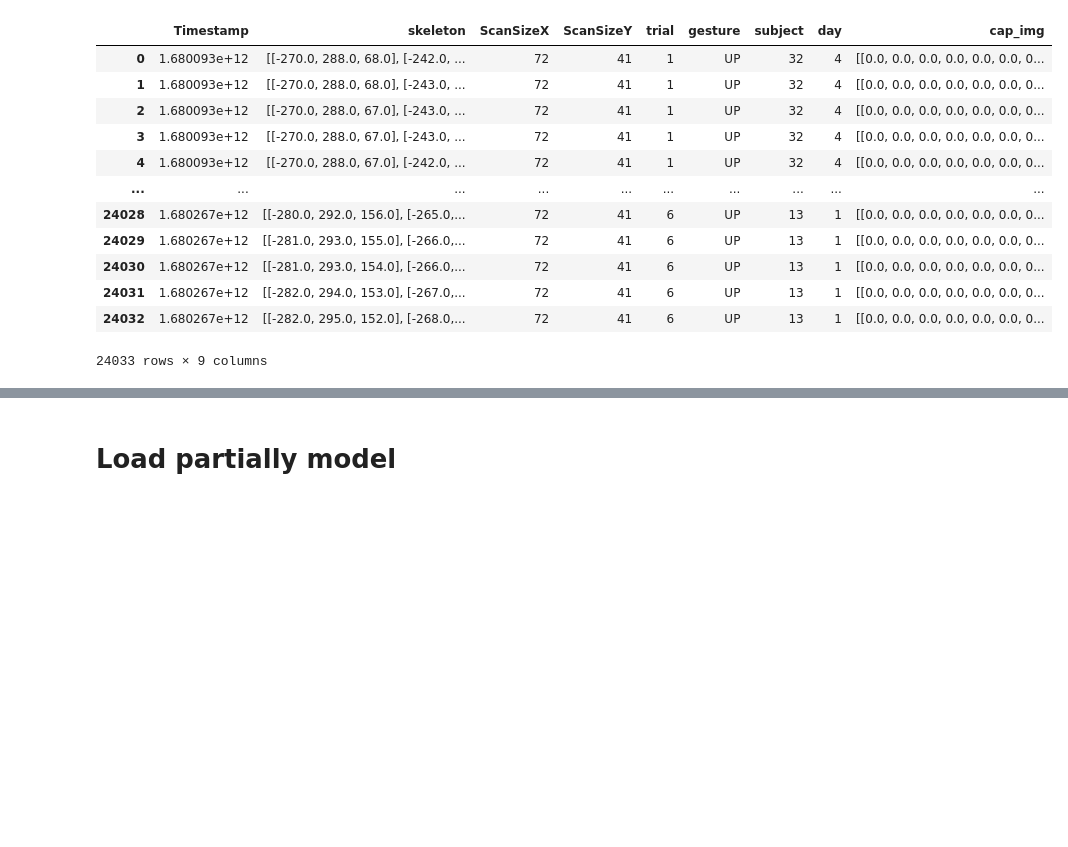
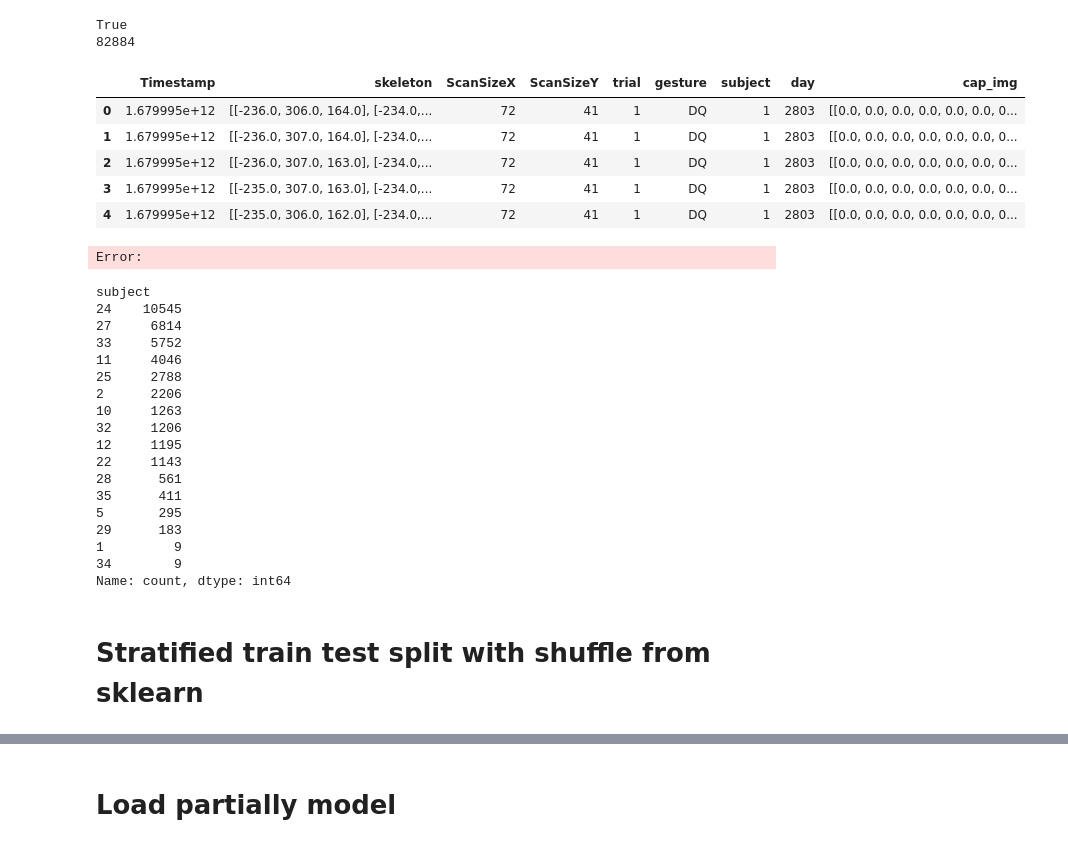
Before and after one commit to yawwam/ChiliSummerProject, a Jupyter notebook: src/model_scratch.ipynb, the cells around one changed output, grey strips where cells are left out. Saved outputs shown, nothing was run; the diff lists cells and outputs as text; code cells hidden in the pictures; blank space fills up the shorter version.

```diff
--- a/src/model_scratch.ipynb
+++ b/src/model_scratch.ipynb
@@ -46,23 +54,58 @@ model_path = "../models/"
+# %%
+drive = 0 # 1 if on google drive, 0 if not
+data_dir = "/content/drive/MyDrive/chiliSummerProject/data/" if drive else "../data/"
+model_path = "/content/drive/MyDrive/chiliSummerProject/models/" if drive else "../models/"
+chili_models = model_path + "chili_models/"
+identifier_eth = "TouchPose_crossGestures"
+data_path_eth = data_dir + "eth_data/"
+data_path_chili= data_dir + "processed/native_mapped/"
+#set random seeds
+np.random.seed(42)
+tf.random.set_seed(42)
 # %%
 files = glob.glob(data_path_chili+'*.pkl')
+files.remove(data_path_chili+'day3003.pkl')
 chili_data = pd.concat([pd.read_pickle(fp) for fp in files], ignore_index=True)
 chili_data['skeleton']= chili_data['skeleton'].apply(lambda x : x.astype(np.float32))
 max_skel = np.max(chili_data['skeleton'].apply(lambda x : np.max(x)))
 max_cap = np.max(chili_data['cap_img'].apply(lambda x : np.max(x)))
 #chili_data['skeleton']= chili_data['skeleton'].apply(lambda x : x/max_skel)
 chili_data['cap_img']= chili_data['cap_img'].apply(lambda x : x/max_cap)
-chili_data
+print(chili_data.Timestamp.is_unique)
+#chili_data.set_index('Timestamp', inplace=True)
+#chili_data.sort_index(inplace=True)
+print(len(chili_data))
+chili_data.head()
 # %% [output]
+True
+82884
 |  | Timestamp | skeleton | ScanSizeX | ScanSizeY | trial | gesture | subject | day | cap_img |
-| 0 | 1.680093e+12 | [[-270.0, 288.0, 68.0], [-242.0, ... | 72 | 41 | 1 | UP | 32 | 4 | [[0.0, 0.0, 0.0, 0.0, 0.0, 0.0, 0... |
-| 1 | 1.680093e+12 | [[-270.0, 288.0, 68.0], [-243.0, ... | 72 | 41 | 1 | UP | 32 | 4 | [[0.0, 0.0, 0.0, 0.0, 0.0, 0.0, 0... |
-| 2 | 1.680093e+12 | [[-270.0, 288.0, 67.0], [-243.0, ... | 72 | 41 | 1 | UP | 32 | 4 | [[0.0, 0.0, 0.0, 0.0, 0.0, 0.0, 0... |
-| 3 | 1.680093e+12 | [[-270.0, 288.0, 67.0], [-243.0, ... | 72 | 41 | 1 | UP | 32 | 4 | [[0.0, 0.0, 0.0, 0.0, 0.0, 0.0, 0... |
-| 4 | 1.680093e+12 | [[-270.0, 288.0, 67.0], [-242.0, ... | 72 | 41 | 1 | UP | 32 | 4 | [[0.0, 0.0, 0.0, 0.0, 0.0, 0.0, 0... |
-| ... | ... | ... | ... | ... | ... | ... | ... | ... | ... |
-| 24028 | 1.680267e+12 | [[-280.0, 292.0, 156.0], [-265.0,... | 72 | 41 | 6 | UP | 13 | 1 | [[0.0, 0.0, 0.0, 0.0, 0.0, 0.0, 0... |
-| 24029 | 1.680267e+12 | [[-281.0, 293.0, 155.0], [-266.0,... | 72 | 41 | 6 | UP | 13 | 1 | [[0.0, 0.0, 0.0, 0.0, 0.0, 0.0, 0... |
-| 24030 | 1.680267e+12 | [[-281.0, 293.0, 154.0], [-266.0,... | 72 | 41 | 6 | UP | 13 | 1 | [[0.0, 0.0, 0.0, 0.0, 0.0, 0.0, 0... |
-| 24031 | 1.680267e+12 | [[-282.0, 294.0, 153.0], [-267.0,... | 72 | 41 | 6 | UP | 13 | 1 | [[0.0, 0.0, 0.0, 0.0, 0.0, 0.0, 0... |
-| 24032 | 1.680267e+12 | [[-282.0, 295.0, 152.0], [-268.0,... | 72 | 41 | 6 | UP | 13 | 1 | [[0.0, 0.0, 0.0, 0.0, 0.0, 0.0, 0... |
+| 0 | 1.679995e+12 | [[-236.0, 306.0, 164.0], [-234.0,... | 72 | 41 | 1 | DQ | 1 | 2803 | [[0.0, 0.0, 0.0, 0.0, 0.0, 0.0, 0... |
+| 1 | 1.679995e+12 | [[-236.0, 307.0, 164.0], [-234.0,... | 72 | 41 | 1 | DQ | 1 | 2803 | [[0.0, 0.0, 0.0, 0.0, 0.0, 0.0, 0... |
+| 2 | 1.679995e+12 | [[-236.0, 307.0, 163.0], [-234.0,... | 72 | 41 | 1 | DQ | 1 | 2803 | [[0.0, 0.0, 0.0, 0.0, 0.0, 0.0, 0... |
+| 3 | 1.679995e+12 | [[-235.0, 307.0, 163.0], [-234.0,... | 72 | 41 | 1 | DQ | 1 | 2803 | [[0.0, 0.0, 0.0, 0.0, 0.0, 0.0, 0... |
+| 4 | 1.679995e+12 | [[-235.0, 306.0, 162.0], [-234.0,... | 72 | 41 | 1 | DQ | 1 | 2803 | [[0.0, 0.0, 0.0, 0.0, 0.0, 0.0, 0... |
-24033 rows × 9 columns
+Error:
+# %%
+chili_data.subject.value_counts()
+# %% [output]
+subject
+24    10545
+27     6814
+33     5752
+11     4046
+25     2788
+2      2206
+10     1263
+32     1206
+12     1195
+22     1143
+28      561
+35      411
+5       295
+29      183
+1         9
+34        9
+Name: count, dtype: int64
+# %% [markdown]
+# Stratified train test split with shuffle from sklearn
```
Also changed, not shown: parts of 36 cells of this notebook, 8 other files.
